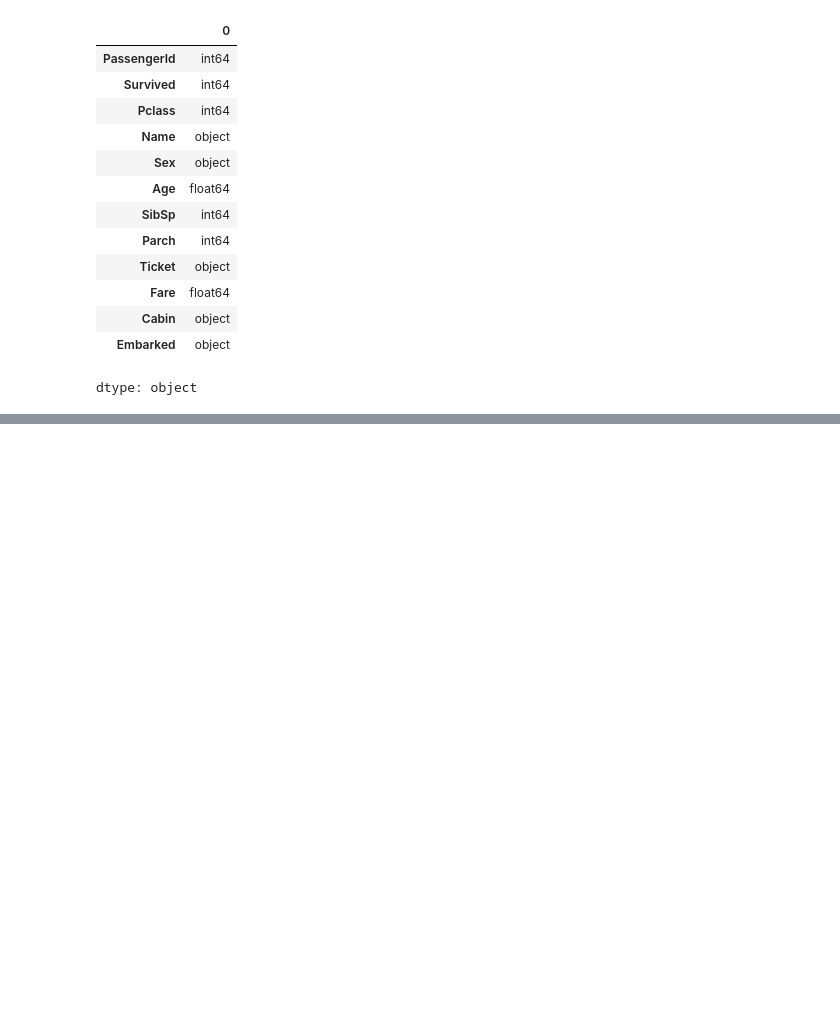
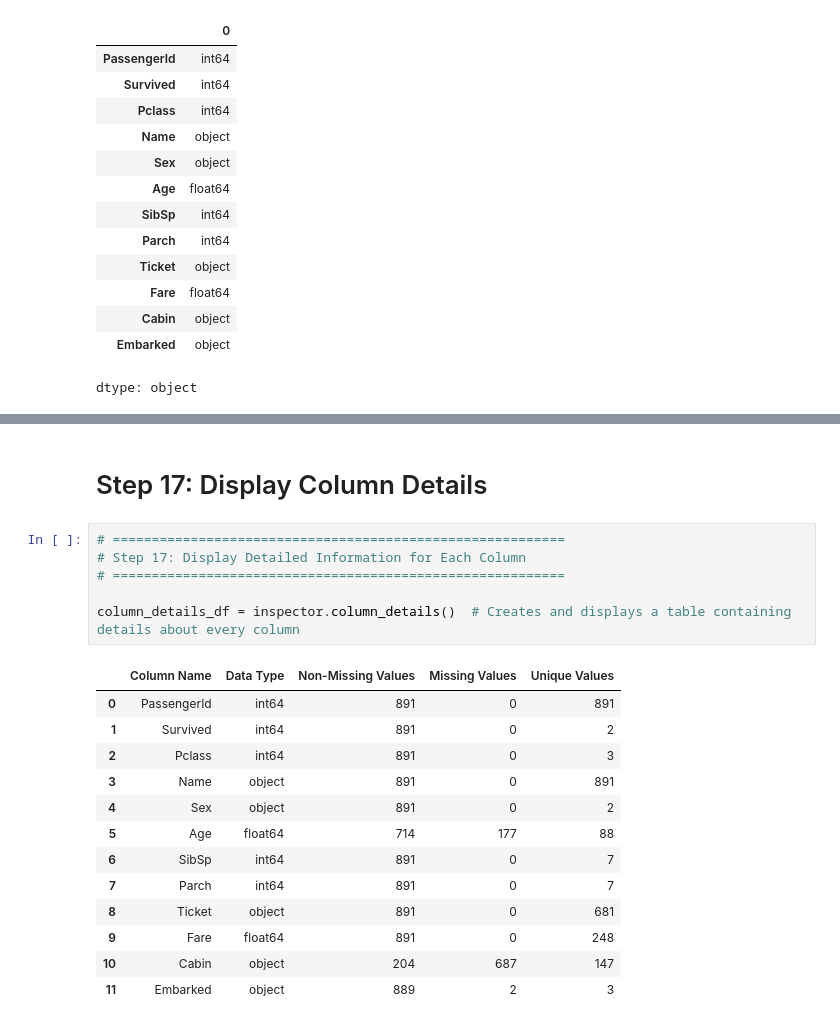
Before and after one commit to baanujan-18/Statistical-Learning-e20030, a Jupyter notebook: Data_Analysis_Cookbook.ipynb, the cells around one changed output, grey strips where cells are left out. Saved outputs shown, nothing was run; the diff lists cells and outputs as text; blank space fills up the shorter version.

```diff
--- a/Data_Analysis_Cookbook.ipynb
+++ b/Data_Analysis_Cookbook.ipynb
@@ -595,0 +908,22 @@ dtype: object
+# %% [markdown]
+# Step 17: Display Column Details
+# %%
+# ==========================================================
+# Step 17: Display Detailed Information for Each Column
+# ==========================================================
+
+column_details_df = inspector.column_details()  # Creates and displays a table containing details about every column
+# %% [output]
+|  | Column Name | Data Type | Non-Missing Values | Missing Values | Unique Values |
+| 0 | PassengerId | int64 | 891 | 0 | 891 |
+| 1 | Survived | int64 | 891 | 0 | 2 |
+| 2 | Pclass | int64 | 891 | 0 | 3 |
+| 3 | Name | object | 891 | 0 | 891 |
+| 4 | Sex | object | 891 | 0 | 2 |
+| 5 | Age | float64 | 714 | 177 | 88 |
+| 6 | SibSp | int64 | 891 | 0 | 7 |
+| 7 | Parch | int64 | 891 | 0 | 7 |
+| 8 | Ticket | object | 891 | 0 | 681 |
+| 9 | Fare | float64 | 891 | 0 | 248 |
+| 10 | Cabin | object | 204 | 687 | 147 |
+| 11 | Embarked | object | 889 | 2 | 3 |
```
Also changed, not shown: parts of 10 cells of this notebook.
